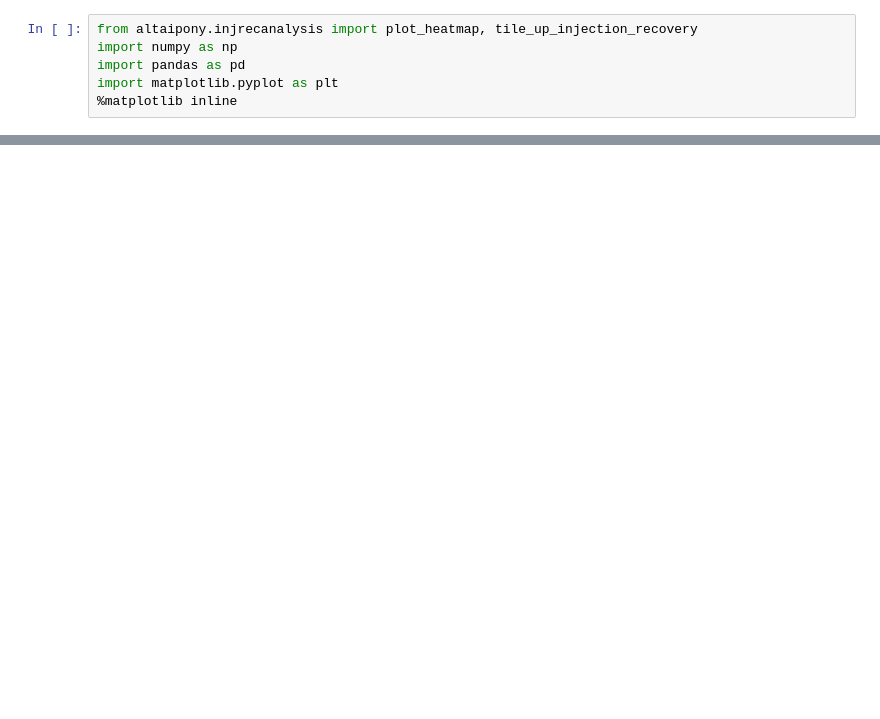
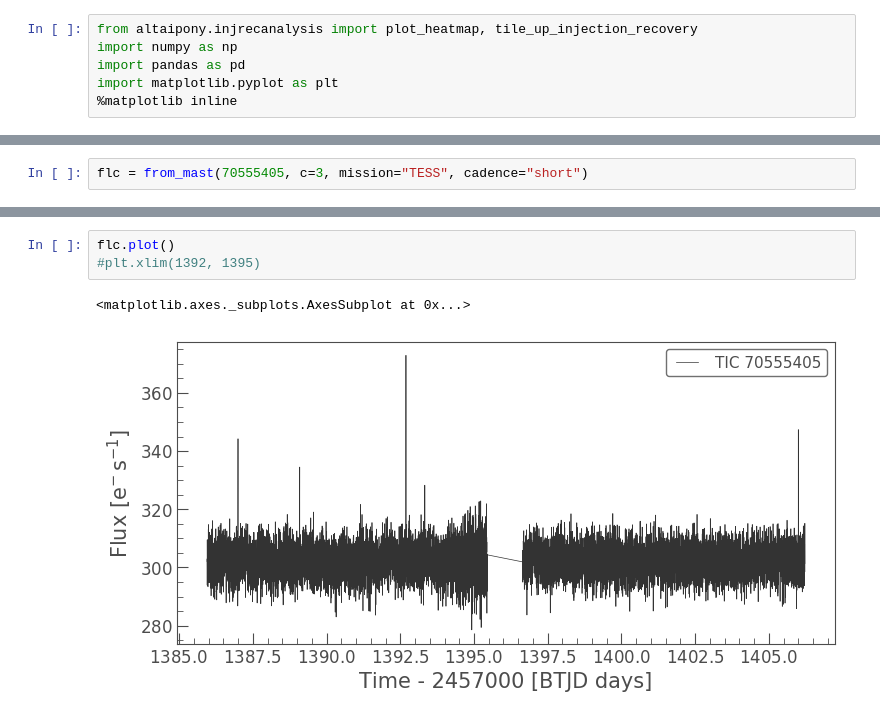
Before and after one commit to ekaterinailin/TESS_UCD_flares, a Jupyter notebook: notebook/NB3_Look_at_inj_rec_heatmap.ipynb, the cells around one changed output, grey strips where cells are left out. Drawn from its saved outputs; the diff is of its cells as text; blank space fills up the shorter version.

```diff
--- a/notebook/NB3_Look_at_inj_rec_heatmap.ipynb
+++ b/notebook/NB3_Look_at_inj_rec_heatmap.ipynb
@@ -21,0 +24,2 @@ plot_heatmap(dff, val)
+# %%
+flc = from_mast(70555405, c=3, mission="TESS", cadence="short")
@@ -21,0 +31,6 @@ plot_heatmap(dff, val)
+# %%
+flc.plot()
+#plt.xlim(1392, 1395)
+# %% [output]
+<matplotlib.axes._subplots.AxesSubplot at 0x...>
+[figure, added]
```
Also changed, not shown: parts of 6 cells of this notebook, 1 other file.
